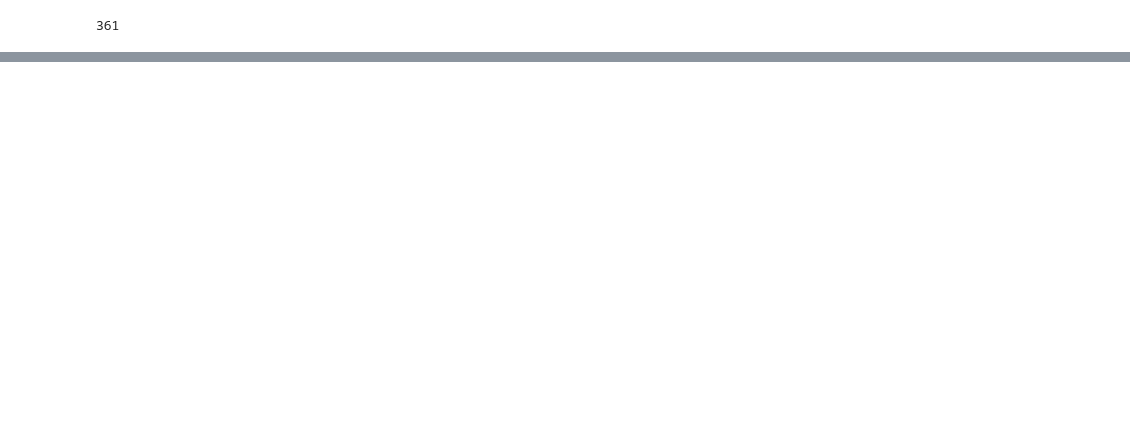
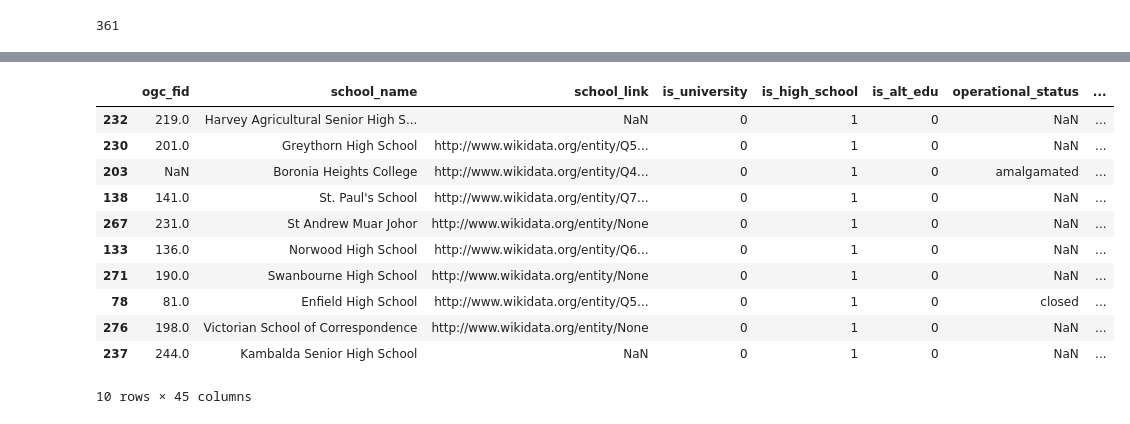
Before and after one commit to Mappboy/apemap, a Jupyter notebook: notebooks/aph_data.ipynb, the cells around one changed output, grey strips where cells are left out. Cells and saved outputs as stored; diff of their text form; code cells hidden in the pictures; blank space fills up the shorter version.

```diff
--- a/notebooks/aph_data.ipynb
+++ b/notebooks/aph_data.ipynb
@@ -112,0 +124,15 @@ See the caveats in the documentation: https://pandas.pydata.org/pandas-docs/stab
+# %%
+all_merged_deduped[all_merged_deduped["ACARA SML ID"].isna()]
+# %% [output]
+|  | ogc_fid | school_name | school_link | is_university | is_high_school | is_alt_edu | operational_status | ... |
+| 232 | 219.0 | Harvey Agricultural Senior High S... | NaN | 0 | 1 | 0 | NaN | ... |
+| 230 | 201.0 | Greythorn High School | http://www.wikidata.org/entity/Q5... | 0 | 1 | 0 | NaN | ... |
+| 203 | NaN | Boronia Heights College | http://www.wikidata.org/entity/Q4... | 0 | 1 | 0 | amalgamated | ... |
+| 138 | 141.0 | St. Paul's School | http://www.wikidata.org/entity/Q7... | 0 | 1 | 0 | NaN | ... |
+| 267 | 231.0 | St Andrew Muar Johor | http://www.wikidata.org/entity/None | 0 | 1 | 0 | NaN | ... |
+| 133 | 136.0 | Norwood High School | http://www.wikidata.org/entity/Q6... | 0 | 1 | 0 | NaN | ... |
+| 271 | 190.0 | Swanbourne High School | http://www.wikidata.org/entity/None | 0 | 1 | 0 | NaN | ... |
+| 78 | 81.0 | Enfield High School | http://www.wikidata.org/entity/Q5... | 0 | 1 | 0 | closed | ... |
+| 276 | 198.0 | Victorian School of Correspondence | http://www.wikidata.org/entity/None | 0 | 1 | 0 | NaN | ... |
+| 237 | 244.0 | Kambalda Senior High School | NaN | 0 | 1 | 0 | NaN | ... |
+10 rows × 45 columns
```
Also changed, not shown: parts of 20 cells of this notebook, 3 other files.
